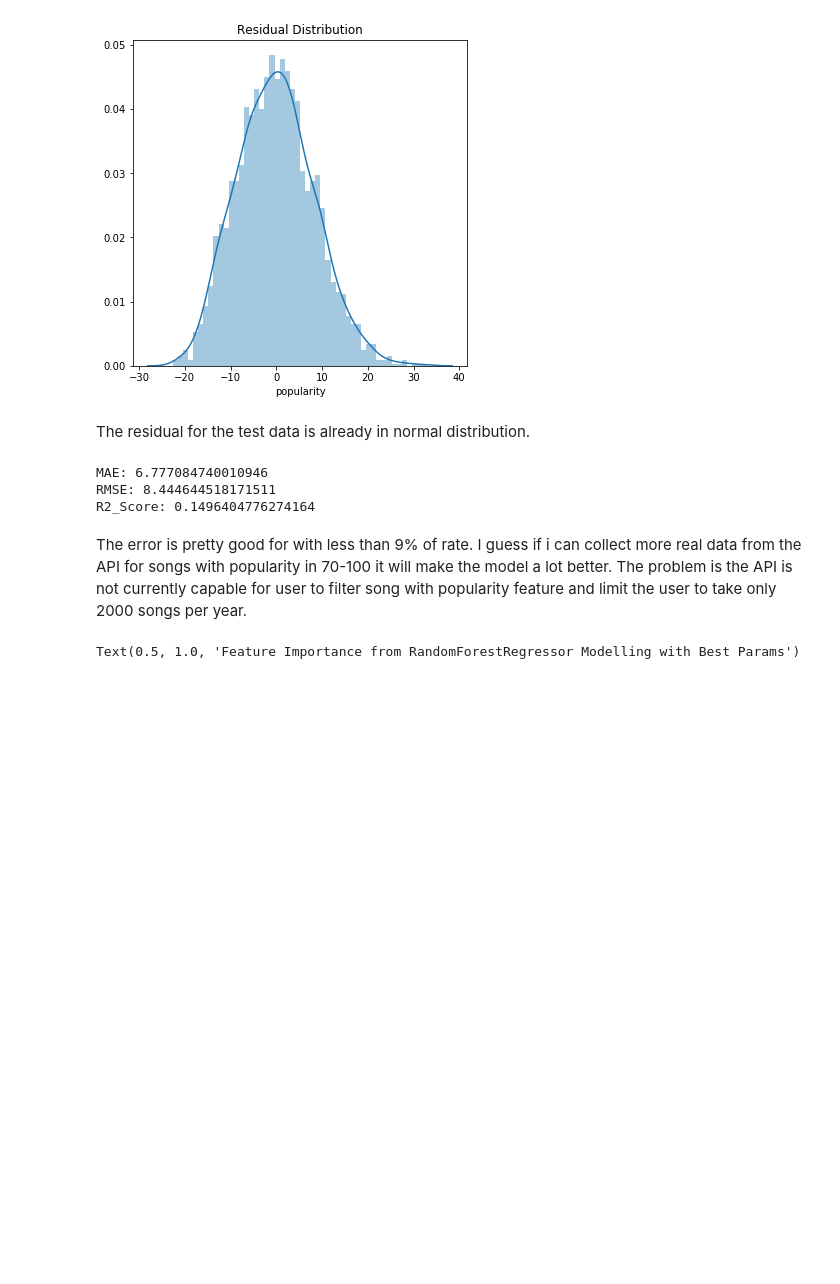
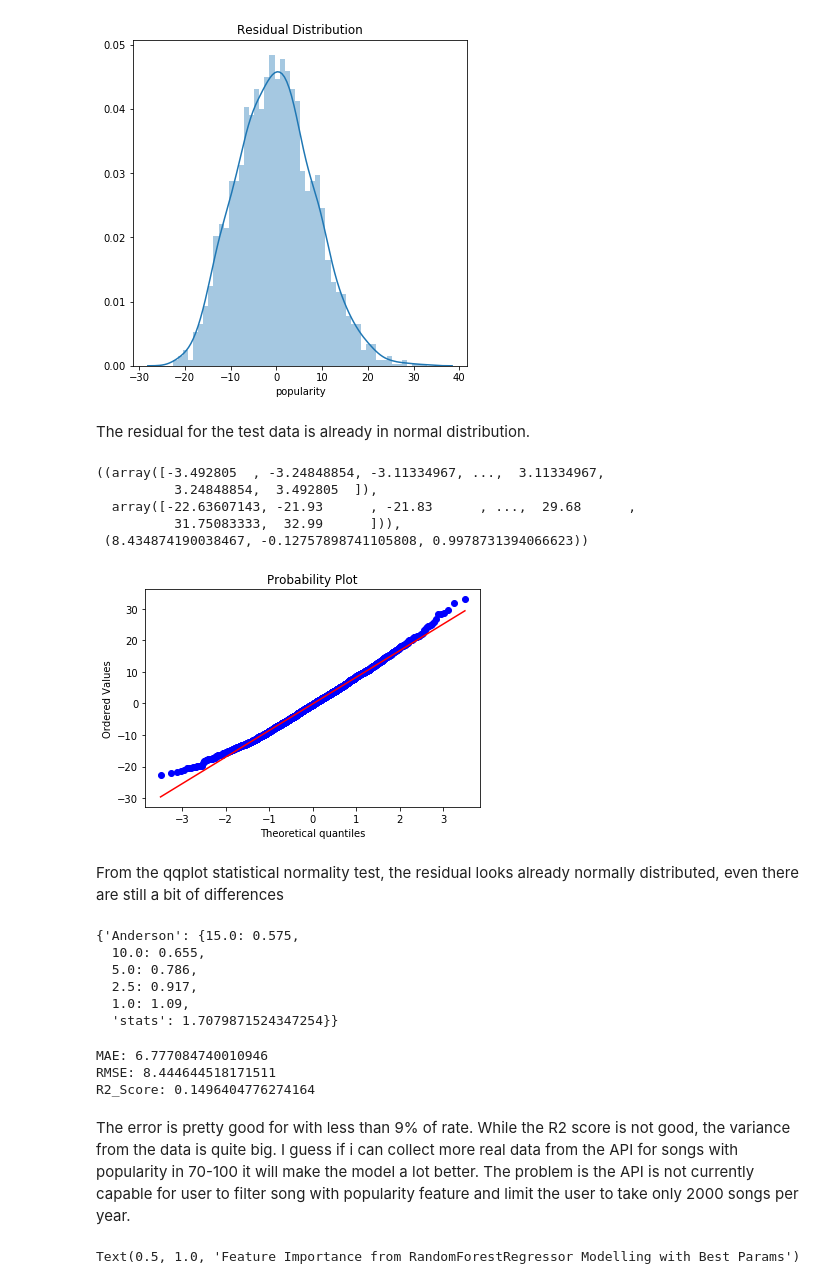
Before and after one commit to rayefraim/JCDSBDG02-Final-Project, a Jupyter notebook: 4) Predicting Popularity with Regression.ipynb, the cells around one changed output. Cells and saved outputs as stored; diff of their text form; code cells hidden in the pictures; blank space fills up the shorter version.

Commit message:
Add files via upload
Add statistics

```diff
--- a/4) Predicting Popularity with Regression.ipynb
+++ b/4) Predicting Popularity with Regression.ipynb
@@ -160,6 +160,35 @@ Text(0.5, 1.0, 'Residual Distribution')
 [figure]
 # %% [markdown]
 The residual for the test data is already in normal distribution.
+# %%
+import scipy.stats as stats
+import pylab
+stats.probplot(y_test-predictions_test,dist="norm", plot=pylab)
+# %% [output]
+((array([-3.492805  , -3.24848854, -3.11334967, ...,  3.11334967,
+          3.24848854,  3.492805  ]),
+  array([-22.63607143, -21.93      , -21.83      , ...,  29.68      ,
+          31.75083333,  32.99      ])),
+ (8.434874190038467, -0.12757898741105808, 0.9978731394066623))
+[figure, added]
+# %% [markdown]
+From the qqplot statistical normality test, the residual looks already normally distributed, even there are still a bit of differences
+# %%
+# Normality Test
+from scipy.stats import anderson, normaltest
+def try_normal(data):
+    result = {"Anderson" : {i: j for i,j in zip(anderson(data)[2],anderson(data)[1])}}
+    result["Anderson"]['stats'] = anderson(data)[0]
+    return result
+
+try_normal(y_test-predictions_test)
+# %% [output]
+{'Anderson': {15.0: 0.575,
+  10.0: 0.655,
+  5.0: 0.786,
+  2.5: 0.917,
+  1.0: 1.09,
+  'stats': 1.7079871524347254}}
 # %%
 print('MAE:', mean_absolute_error(y_test, predictions_test))
 print('RMSE:', np.sqrt(mean_squared_error(y_test, predictions_test)))
@@ -169,7 +198,7 @@ MAE: 6.777084740010946
 RMSE: 8.444644518171511
 R2_Score: 0.1496404776274164
 # %% [markdown]
-The error is pretty good for with less than 9% of rate. I guess if i can collect more real data from the API for songs with popularity in 70-100 it will make the model a lot better. The problem is the API is not currently capable for user to filter song with popularity feature and limit the user to take only 2000 songs per year.
+The error is pretty good for with less than 9% of rate. While the R2 score is not good, the variance from the data is quite big. I guess if i can collect more real data from the API for songs with popularity in 70-100 it will make the model a lot better. The problem is the API is not currently capable for user to filter song with popularity feature and limit the user to take only 2000 songs per year.
 # %%
 score = pd.DataFrame(model.feature_importances_,columns=["Score"],index=X.columns)
 score = score.sort_values(by="Score",ascending=False)
```
Also changed, not shown: parts of 3 cells of this notebook.
